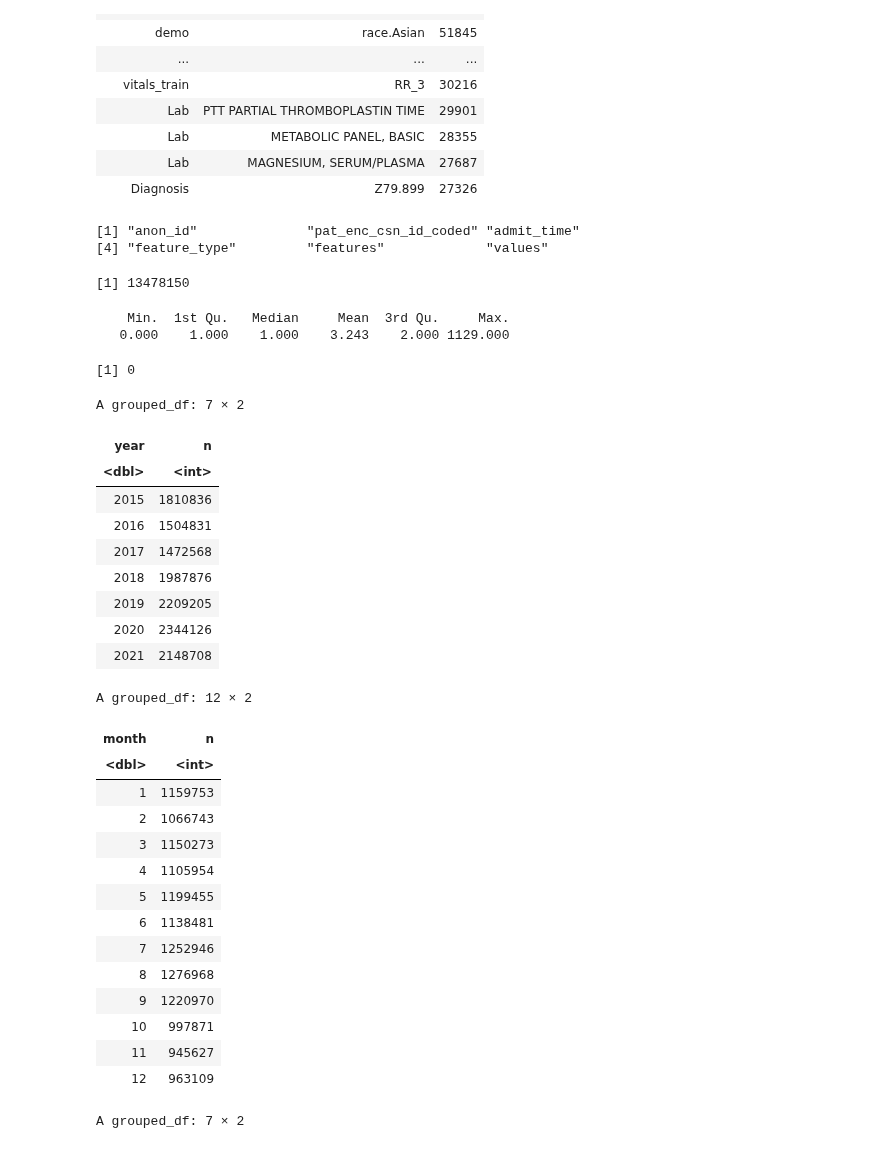
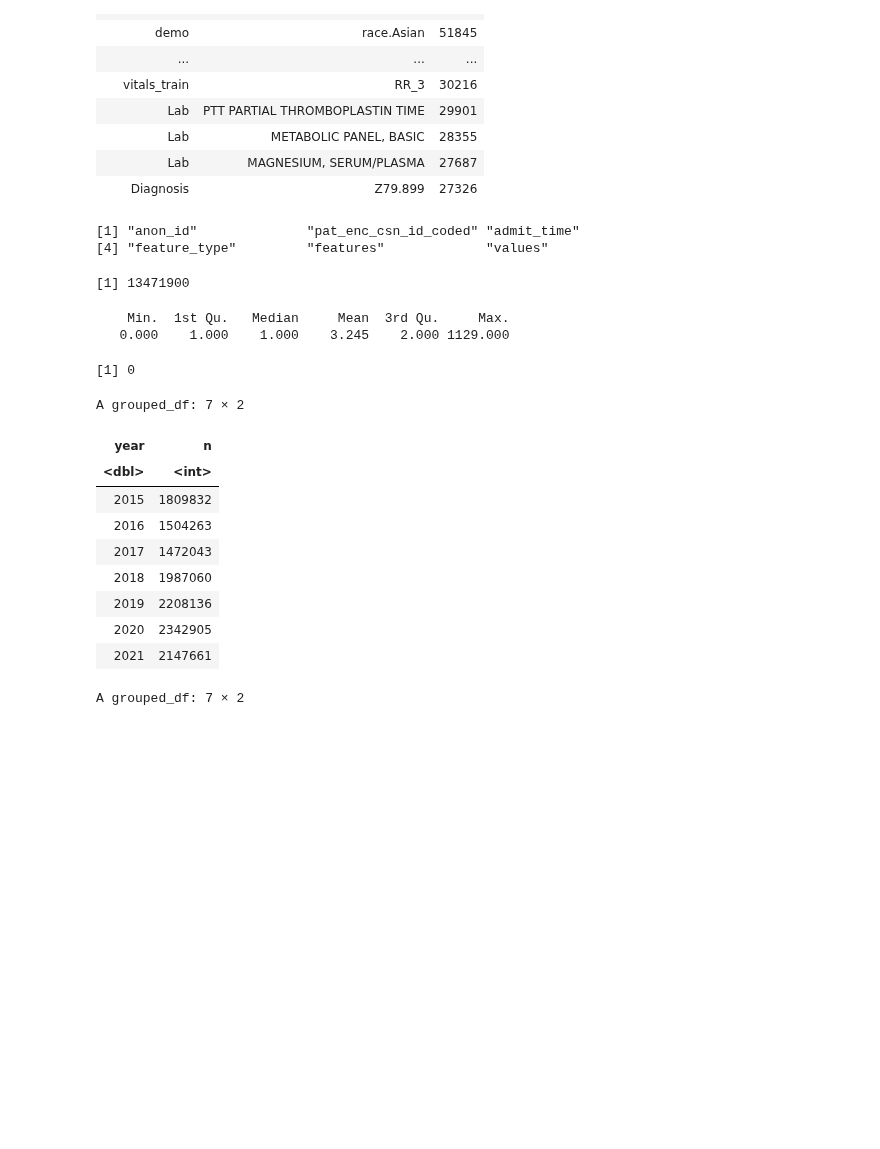
Before and after one commit to Minh084/TDA, a Jupyter notebook: shc2021/14_featurizedvalues_ordercounts_R.ipynb, the cells around one changed output. Cells and saved outputs as stored; diff of their text form; code cells hidden in the pictures; blank space fills up the shorter version.

```diff
--- a/shc2021/14_featurizedvalues_ordercounts_R.ipynb
+++ b/shc2021/14_featurizedvalues_ordercounts_R.ipynb
@@ -56,8 +38,8 @@ outdir = "../../OutputTD/shc2021"
 cohort4 <- read.csv(file.path(outdir, '11_coh4_noOR_noDKA_edtime_notecount.csv'))
 nrow(cohort4)
 
-cohort <- cohort4 %>% select(anon_id, pat_enc_csn_id_coded, admit_time,
-                             death_3hr_recent_label, death_6hr_recent_label,
+cohort <- cohort4 %>% select(anon_id, pat_enc_csn_id_coded, admit_time, first_label,
+                             death_3hr_recent_label, death_6hr_recent_label, death_9hr_recent_label,
                              death_12hr_recent_label, death_24hr_recent_label)
 nrow(cohort)
 # %% [output]
@@ -266,7 +246,9 @@ A grouped_df: 17 × 2
 - The featurirzed labs and vitals are already combined in the previous notebook 6.10
 # %%
 # read in train_binned labs and vitals
-trainbinned_labs_vitals <- read.csv(file.path(outdir, '13_coh4_binned_labs_vitals_train.csv'))
+# trainbinned_labs_vitals <- read.csv(file.path(outdir, '13_coh4_binned_labs_vitals_train.csv'))
+trainbinned_labs_vitals <- read.csv(file.path(outdir, '13.2_coh4_binned_labs_vitals_train.csv'))
+
 nrow(trainbinned_labs_vitals) #coh4: old 2185308
 length(unique(trainbinned_labs_vitals$pat_enc_csn_id_coded)) # 51845
 trainbinned_labs_vitals %>% group_by(feature_type) %>% count()
@@ -285,7 +267,9 @@ setdiff(cohort$pat_enc_csn_id_coded, trainbinned_labs_vitals$pat_enc_csn_id_code
 [1] 131289492397
 # %%
 # read in test_binned labs and vitals, new cohort
-testbinned_labs_vitals <- read.csv(file.path(outdir, '13_coh4_binned_labs_vitals_test.csv'))
+# testbinned_labs_vitals <- read.csv(file.path(outdir, '13_coh4_binned_labs_vitals_test.csv'))
+testbinned_labs_vitals <- read.csv(file.path(outdir, '13.2_coh4_binned_labs_vitals_test.csv'))
+
 nrow(testbinned_labs_vitals) #coh4 2184675
 length(unique(testbinned_labs_vitals$pat_enc_csn_id_coded)) # 51845
 testbinned_labs_vitals %>% group_by(feature_type) %>% count()
@@ -440,50 +435,33 @@ A grouped_df: 30 × 3
 | Lab | METABOLIC PANEL, BASIC | 28355 |
 | Lab | MAGNESIUM, SERUM/PLASMA | 27687 |
 | Diagnosis | Z79.899 | 27326 |
-# %%
-names(features_all)
-# %% [output]
-[1] "anon_id"              "pat_enc_csn_id_coded" "admit_time"
-[4] "feature_type"         "features"             "values"
 # %%
+names(features_all)
 nrow(features_all) # 13584533
 summary(features_all$values)
 sum(is.na(features_all$values))
 # %% [output]
-[1] 13478150
+[1] "anon_id"              "pat_enc_csn_id_coded" "admit_time"
+[4] "feature_type"         "features"             "values"
-    Min.  1st Qu.   Median     Mean  3rd Qu.     Max.
-   0.000    1.000    1.000    3.243    2.000 1129.000
+[1] 13471900
-[1] 0
+    Min.  1st Qu.   Median     Mean  3rd Qu.     Max.
+   0.000    1.000    1.000    3.245    2.000 1129.000
+[1] 0
 # %%
-features_all_year <- features_all %>% mutate(year = year(admit_time), month = month(admit_time))
+features_all_year <- features_all %>% mutate(year = year(admit_time)) #, month = month(admit_time))
 features_all_year %>% group_by(year) %>% count()
-features_all_year %>% group_by(month) %>% count()
+# features_all_year %>% group_by(month) %>% count()
 # %% [output]
 A grouped_df: 7 × 2
 | year | n |
 | <dbl> | <int> |
-| 2015 | 1810836 |
-| 2016 | 1504831 |
-| 2017 | 1472568 |
-| 2018 | 1987876 |
-| 2019 | 2209205 |
-| 2020 | 2344126 |
-| 2021 | 2148708 |
+| 2015 | 1809832 |
+| 2016 | 1504263 |
+| 2017 | 1472043 |
+| 2018 | 1987060 |
+| 2019 | 2208136 |
+| 2020 | 2342905 |
+| 2021 | 2147661 |
-A grouped_df: 12 × 2
-| month | n |
-| <dbl> | <int> |
-| 1 | 1159753 |
-| 2 | 1066743 |
-| 3 | 1150273 |
-| 4 | 1105954 |
-| 5 | 1199455 |
-| 6 | 1138481 |
-| 7 | 1252946 |
-| 8 | 1276968 |
-| 9 | 1220970 |
-| 10 | 997871 |
-| 11 | 945627 |
-| 12 | 963109 |
 # %%
 cohort %>% mutate(year = year(admit_time)) %>% group_by(year) %>% count()
 # %% [output]
```
Also changed, not shown: parts of 19 cells of this notebook, 15 other files.
